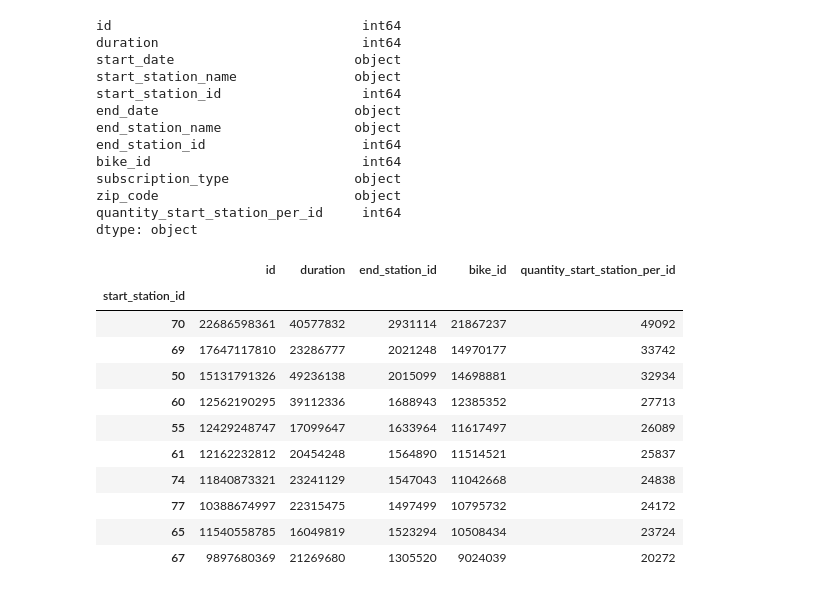
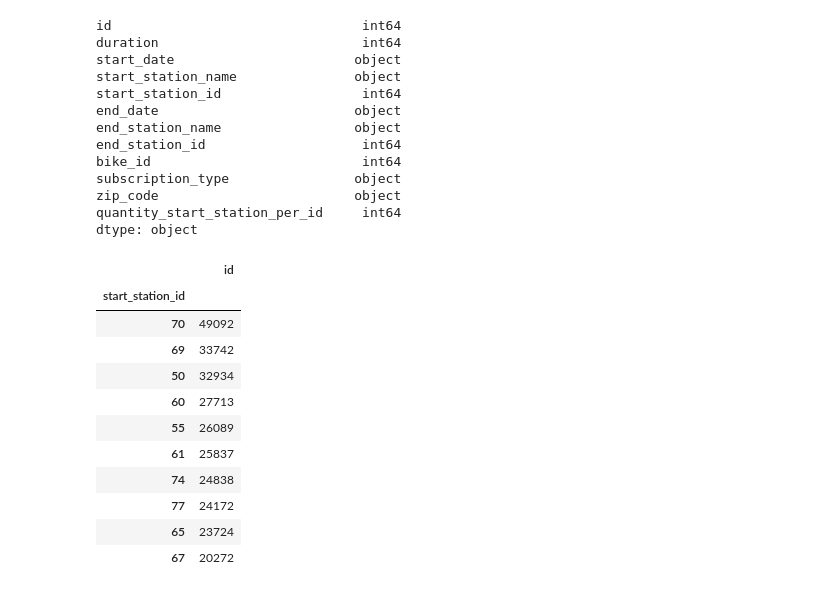
Before and after one commit to AlexVilla92/TP-Datos-2017, a Jupyter notebook: TP1-Exploracion-De-Datos-05-Cantidad-De-Alquileres-Por-Estaciones.ipynb, the cells around one changed output. Saved outputs shown, nothing was run; the diff lists cells and outputs as text; code cells hidden in the pictures.

```diff
--- a/TP1-Exploracion-De-Datos-05-Cantidad-De-Alquileres-Por-Estaciones.ipynb
+++ b/TP1-Exploracion-De-Datos-05-Cantidad-De-Alquileres-Por-Estaciones.ipynb
@@ -125,20 +125,22 @@ zip_code                         object
 quantity_start_station_per_id     int64
 dtype: object
 # %%
-#primer forma de hacerlo
-trip.groupby('start_station_id').sum()\
-    .sort_values('quantity_start_station_per_id', ascending = False).head(10)
+#Las 10 estaciones de salida mas usadas
+grupo = trip.groupby('start_station_id').agg('count')\
+            .sort_values('id', ascending = False)
+topEstacionesSalida = grupo.loc[:,['id']].head(10)
+topEstacionesSalida
 # %% [output]
-|  | id | duration | end_station_id | bike_id | quantity_start_station_per_id |
-| start_station_id |  |  |  |  |  |
-| 70 | 22686598361 | 40577832 | 2931114 | 21867237 | 49092 |
-| 69 | 17647117810 | 23286777 | 2021248 | 14970177 | 33742 |
-| 50 | 15131791326 | 49236138 | 2015099 | 14698881 | 32934 |
-| 60 | 12562190295 | 39112336 | 1688943 | 12385352 | 27713 |
-| 55 | 12429248747 | 17099647 | 1633964 | 11617497 | 26089 |
-| 61 | 12162232812 | 20454248 | 1564890 | 11514521 | 25837 |
-| 74 | 11840873321 | 23241129 | 1547043 | 11042668 | 24838 |
-| 77 | 10388674997 | 22315475 | 1497499 | 10795732 | 24172 |
-| 65 | 11540558785 | 16049819 | 1523294 | 10508434 | 23724 |
-| 67 | 9897680369 | 21269680 | 1305520 | 9024039 | 20272 |
+|  | id |
+| start_station_id |  |
+| 70 | 49092 |
+| 69 | 33742 |
+| 50 | 32934 |
+| 60 | 27713 |
+| 55 | 26089 |
+| 61 | 25837 |
+| 74 | 24838 |
+| 77 | 24172 |
+| 65 | 23724 |
+| 67 | 20272 |
 # %%
```
Also changed, not shown: parts of 18 cells of this notebook.
